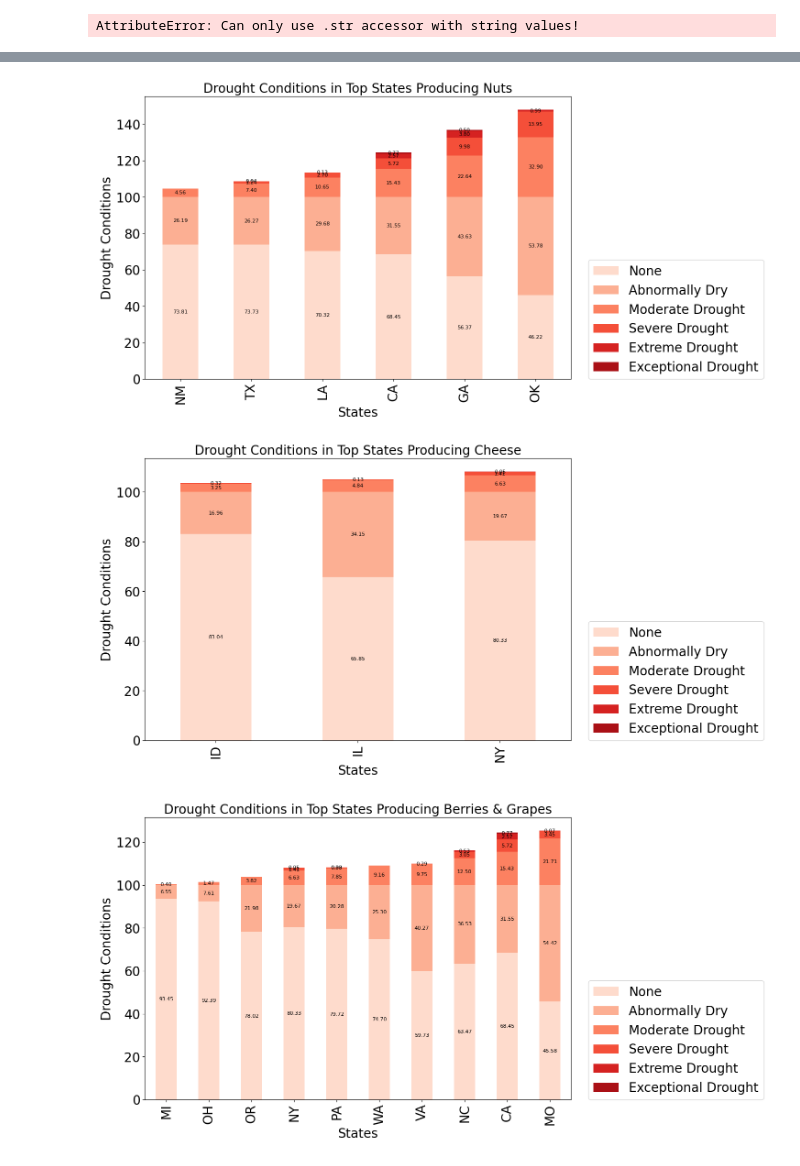
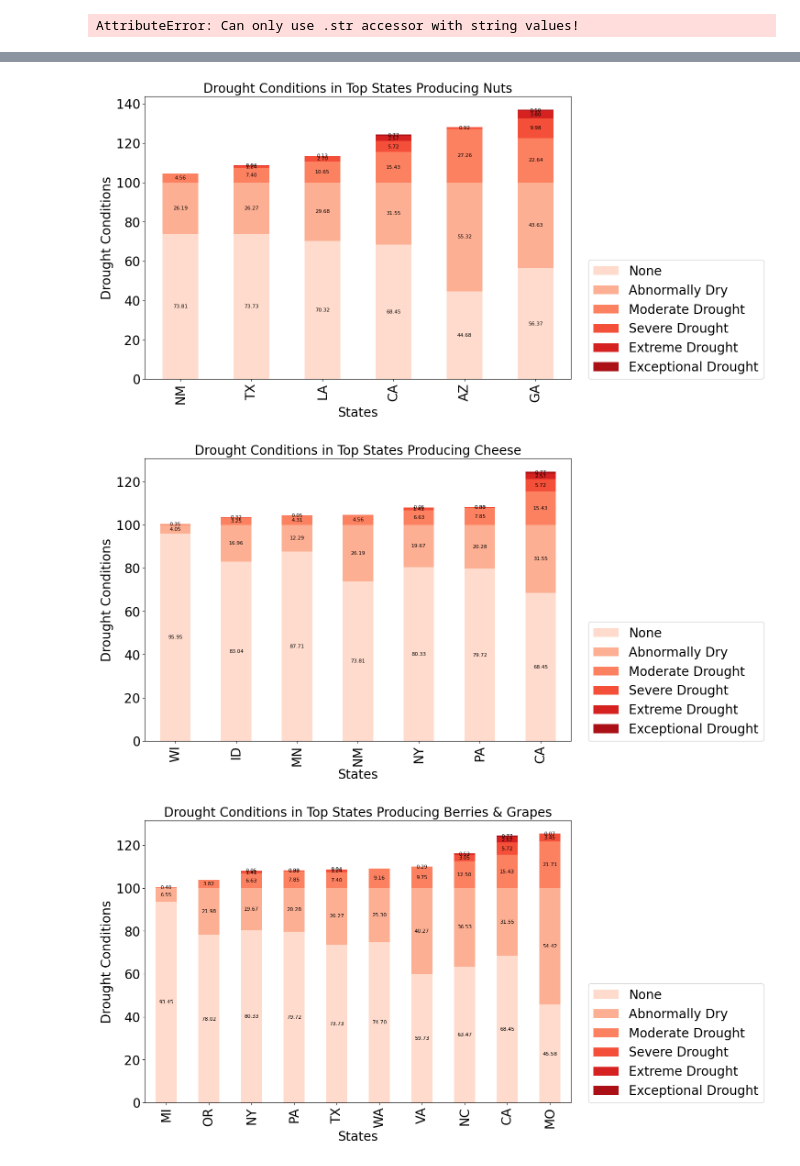
Before and after one commit to ninae555/case_studdy_1, a Jupyter notebook: report.ipynb, the cells around one changed output, grey strips where cells are left out. Drawn from its saved outputs; the diff is of its cells as text; code cells hidden in the pictures.

```diff
--- a/report.ipynb
+++ b/report.ipynb
@@ -674,12 +738 @@ States producing a lot of the water-intensive produce:
 Name: State, dtype: object
-# %%
-# Check if there are droughts in those states
-drought_states = water_intensive_produce_sorted[
-    (water_intensive_produce_sorted['Abnormally Dry'] > 0) |
-    (water_intensive_produce_sorted['Moderate Drought'] > 0) |
-    (water_intensive_produce_sorted['Severe Drought'] > 0) |
-    (water_intensive_produce_sorted['Extreme Drought'] > 0) |
-    (water_intensive_produce_sorted['Exceptional Drought'] > 0)
-]
-
-print("States with some levels of drought producing the water-intensive produce: \n", drought_states['State'])
@@ -699,4 +738,0 @@ Name: State, dtype: object
-# %%
-drought_states = water_intensive_produce_sorted[water_intensive_produce_sorted['Severe Drought'] > 0]
-
-print("States with high levels of drought producing the water-intensive produce: \n", drought_states['State'])
@@ -917,8 +916,22 @@ total_water_use_sorted = total_water_use.sort_values('Total Average', ascending=
 
 # Display the top 10 commodities with the highest total water use
 top_water_use_commodities = total_water_use_sorted.head(10)  # Adjust the number inside head() to display more or fewer top commodities
-
+print("Top 10 commodities with the highest total water use:")
 print(top_water_use_commodities)
 
-print(f"before loop:{final_df['Value']}")
+# Find states producing a lot of the top water-intensive commodities and check for droughts
+for commodity in top_water_use_commodities.index:
+    water_intensive_produce = final_df[final_df['Commodity'] == commodity]
+    water_intensive_produce_sorted = water_intensive_produce.sort_values('Value', ascending=False)
+
+    # Check if there are droughts in those states
+    drought_states = water_intensive_produce_sorted[
+        (water_intensive_produce_sorted['Moderate Drought'] > 0) |
+        (water_intensive_produce_sorted['Severe Drought'] > 0) |
+        (water_intensive_produce_sorted['Extreme Drought'] > 0) |
+        (water_intensive_produce_sorted['Exceptional Drought'] > 0)
+    ]
+
+    print("\nStates producing a lot of", commodity, "and experiencing some level of drought:")
+    print(drought_states['State'])
 # %% [output]
@@ -1005,7 +1084,4 @@ for commodity in top_commodities:
 # %%
-# Define the commodities
-commodities = ['Apples', 'Nuts', 'Cheese', 'Berries & Grapes', 'Lamb & Mutton',
-                   'Olive Oil', 'Pig Meat', 'Rice', 'Brassicas', 'Milk']
 # Loop over commodities
 for commodity in commodities:
     # Get production data for the commodity
@@ -1013,7 +1089,7 @@ for commodity in commodities:
 
     # Get drought condition data for states producing the commodity
     top_states = production_data['State'][:10]
-    drought_conditions = merged_df.loc[merged_df['State'].isin(top_states)][['State', 'None', 'Abnormally Dry', 'Moderate Drought', 'Severe Drought', 'Extreme Drought', 'Exceptional Drought']]
+    drought_conditions = df_drought_new.loc[df_drought_new['State'].isin(top_states)][['State', 'None', 'Abnormally Dry', 'Moderate Drought', 'Severe Drought', 'Extreme Drought', 'Exceptional Drought']]
 
     # Group by state and calculate mean
     drought_conditions = drought_conditions.groupby('State').mean()
@@ -1027,7 +1103,7 @@ for commodity in commodities:
     colors = sns.color_palette('Reds', n_colors=6)
 
     # Create stacked bar plot
-    ax = drought_conditions.plot(kind='bar', stacked=True, figsize=(12,8), color=colors)
+    ax = drought_conditions.plot(kind='bar', stacked=True, figsize=(12, 8), color=colors)
 
     # Add labels
     for i, rect in enumerate(ax.patches):
@@ -1049,7 +1125,7 @@ for commodity in commodities:
             ax.text(label_x, label_y, label_text, ha='center', va='center', fontsize=8)
 
     # Move the legend
-    ax.legend(loc=(1.04,0))
+    ax.legend(loc=(1.04, 0))
 
     plt.xlabel('States')
     plt.ylabel('Drought Conditions')
@@ -1060,3 +1136,3 @@ for commodity in commodities:
-[figure, old version]
+[figure, new version]
-[figure, old version]
+[figure, new version]
-[figure, old version]
+[figure, new version]
```
Also changed, not shown: parts of 39 cells of this notebook.
